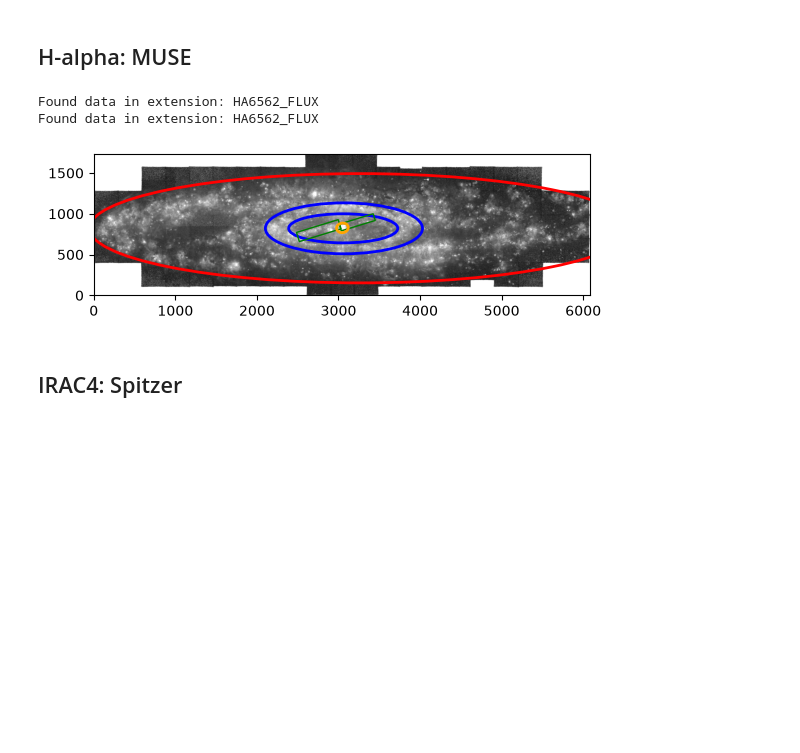
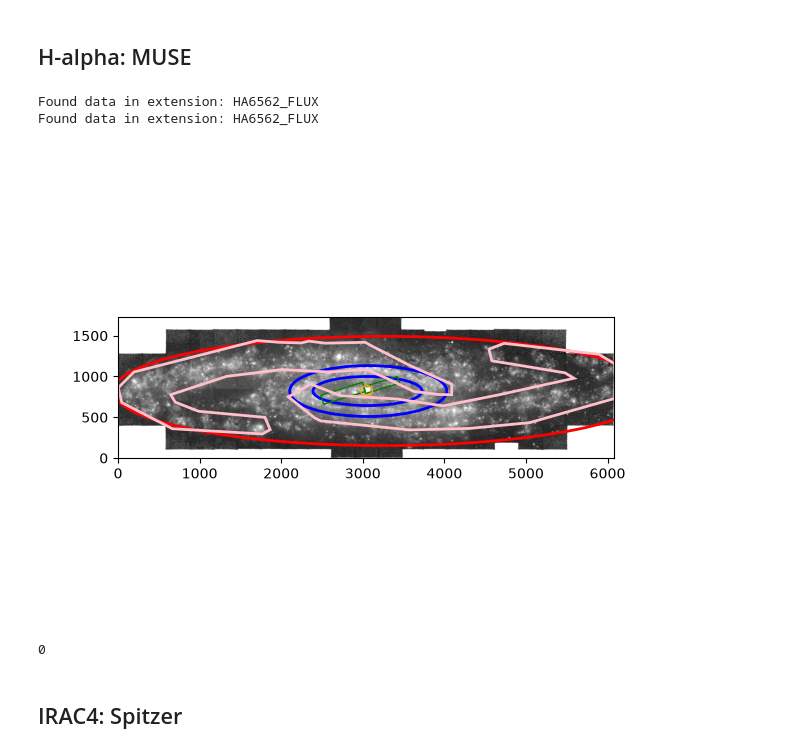
Before and after one commit to myasmedley/Environment-Mask-of-NGC-253, a Jupyter notebook: 3RegionsTest.ipynb, the cells around one changed output. Cells and saved outputs as stored; diff of their text form; code cells hidden in the pictures; blank space fills up the shorter version.

Commit message:
added spiral arms to h-alpha map
#kept getting an index error, and the length of the region list was printing zero
update:  fixed by changing segment region to polygon -->
see https://ds9.si.edu/doc/ref/region.html : looked up segments ds9, clicked first link, and saw that polygons = segments, but polygons had index numbers like boxes & ellipses, so i plotted polygons over the segments that i already had, and that seemed to work YAY

```diff
--- a/3RegionsTest.ipynb
+++ b/3RegionsTest.ipynb
@@ -83,12 +83,13 @@ class DisplayData:
 
 
 
-    def plot_region(self, filepath, disk_regionfile, ring_regionfile, bar_regionfile, center_regionfile, norm, vmin, vmax):
+    def plot_region(self, filepath, disk_regionfile, ring_regionfile, bar_regionfile, center_regionfile, spiralarms_regionfile, norm, vmin, vmax):
         self.filepath = filepath
         self.disk_regionfile = disk_regionfile
         self.ring_regionfile = ring_regionfile
         self.bar_regionfile = bar_regionfile
         self.center_regionfile = center_regionfile
+        self.spiralarms_regionfile = spiralarms_regionfile
         self.norm = norm
         self.vmin = vmin
         self.vmax= vmax
@@ -117,6 +118,9 @@ class DisplayData:
         bar_region = Regions.read(bar_regionfile)[0].to_pixel(wcs)
         bar_region2 = Regions.read (bar_regionfile)[1].to_pixel(wcs)
         center_region = Regions.read(center_regionfile)[0].to_pixel(wcs)
+        spiralarms_region1 = Regions.read(spiralarms_regionfile)[0].to_pixel(wcs)
+        spiralarms_region2 = Regions.read(spiralarms_regionfile)[1].to_pixel(wcs)
+
         fig, ax = plt.subplots()
         ax.imshow(data, cmap='gray', origin='lower', norm=self.norm, vmin=self.vmin, vmax=self.vmax)
         disk_region.plot(ax=ax, color='red', lw=2.0)
@@ -125,6 +129,8 @@ class DisplayData:
         bar_region.plot(ax=ax, color= 'green', lw=1.0)
         bar_region2.plot(ax=ax, color= 'green', lw=1.0)
         center_region.plot(ax=ax, color='orange', lw=1.0)
+        spiralarms_region1.plot(ax=ax, color='pink', lw=2.0)
+        spiralarms_region2.plot(ax=ax, color='pink', lw=2.0)
 
         plt.savefig('H-alpha, 3Regions')
 # %% [markdown]
@@ -132,15 +138,26 @@ class DisplayData:
 # %%
 ha_file = r"C:\Users\Lamat\OneDrive - The Ohio State University\Lamat NGC 253 Environment Mask\Plotting Regions\NGC0253_Ha.fits"
 ha_data = DisplayData(ha_file)
 ha_disk_regionfile = r"C:\Users\Lamat\OneDrive - The Ohio State University/Lamat NGC 253 Environment Mask/Plotting Regions/disk_ha_regionfile_adjusted71626_muse.reg"
 ha_ring_regionfile = r"C:\Users\Lamat\OneDrive - The Ohio State University/Lamat NGC 253 Environment Mask/Plotting Regions/ring_ha_regionfile_muse_2.reg"
 ha_bar_regionfile = r"C:\Users\Lamat\OneDrive - The Ohio State University/Lamat NGC 253 Environment Mask/Plotting Regions/bar_ha_regionfile_muse_twoboxes.reg"
 ha_center_regionfile = r"C:\Users\Lamat\OneDrive - The Ohio State University/Lamat NGC 253 Environment Mask/Plotting Regions/center_ha_regionfile_muse.reg"
-ha_data.plot_region(ha_file, ha_disk_regionfile, ha_ring_regionfile, ha_bar_regionfile, ha_center_regionfile, norm = 'log', vmin=30, vmax=30000)
+ha_spiralarms_regionfile = r"C:\Users\Lamat\OneDrive - The Ohio State University/Lamat NGC 253 Environment Mask/Plotting Regions/spiralarms_ha_regionfile_muse.reg"
+ha_data.plot_region(ha_file, ha_disk_regionfile, ha_ring_regionfile, ha_bar_regionfile, ha_center_regionfile, ha_spiralarms_regionfile, norm = 'log', vmin=30, vmax=30000)
 # %% [output]
 Found data in extension: HA6562_FLUX
 Found data in extension: HA6562_FLUX
-[figure, old version]
+[figure, new version]
+# %%
+ha_spiralarms_regionfile = r"C:\Users\Lamat\OneDrive - The Ohio State University/Lamat NGC 253 Environment Mask/Plotting Regions/spiralarms_ha_regionfile_muse.reg"
+ha_arm_region = Regions.read(ha_spiralarms_regionfile)
+print(len(ha_arm_region)) # why is it 0?? #kepting getting an index error, and the length of the region list was printing zero
+# update, fixed by changing segment region to polygon
+# https://ds9.si.edu/doc/ref/region.html - looked up segments ds9, clicked first link, and saw that
+# polygons = segments, but polygons had index numbers like boxes & ellipses, so i plotted polygons over
+# the segments i already had and that seemed to work
+# %% [output]
+0
 # %% [markdown]
 ## IRAC4: Spitzer
 # %%
```
